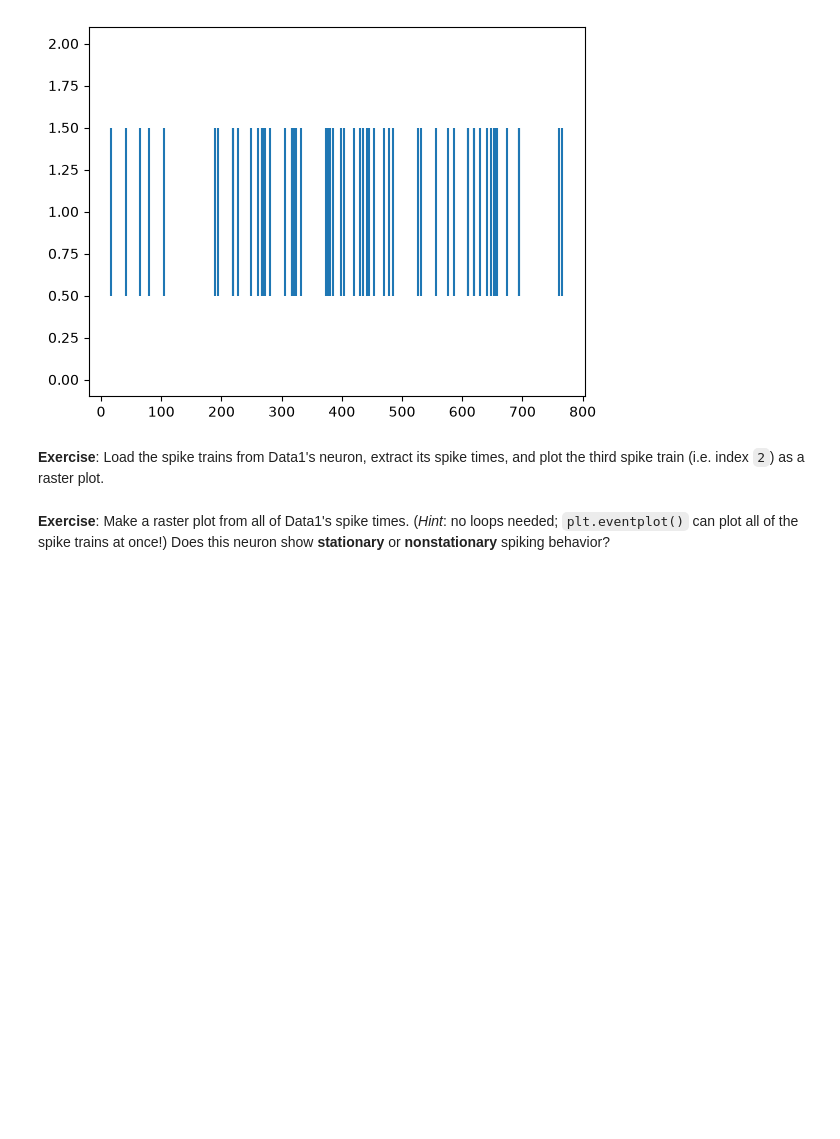
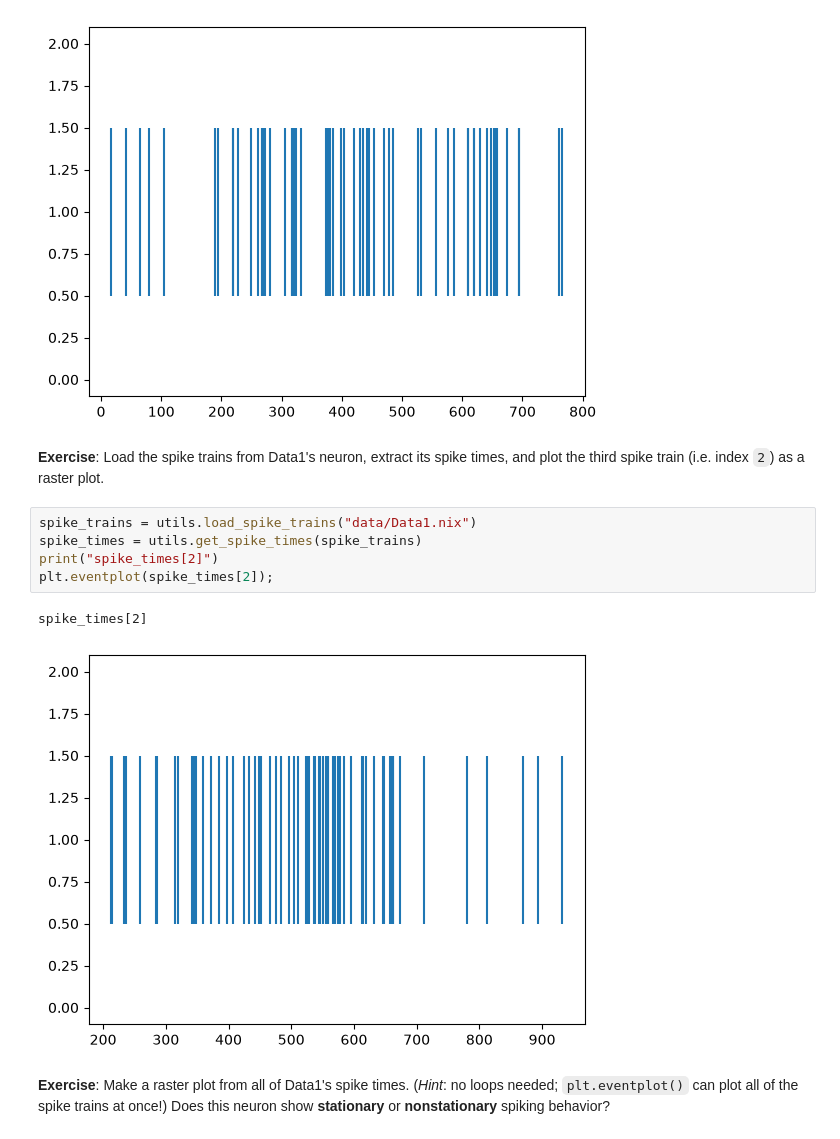
Before and after one commit to neurodidi/ANDA-Day1-Spike-Train-Correlations, a Jupyter notebook: 02_cross_correlations/02_cross_correlations.ipynb, the cells around one changed output. Cells and saved outputs as stored; diff of their text form; blank space fills up the shorter version.

```diff
--- a/02_cross_correlations/02_cross_correlations.ipynb
+++ b/02_cross_correlations/02_cross_correlations.ipynb
@@ -222,5 +222,13 @@ plt.eventplot(spike_times[0]);
 [figure]
 # %% [markdown]
 **Exercise**: Load the spike trains from Data1's neuron, extract its spike times, and plot the third spike train (i.e. index `2`) as a raster plot.
+# %%
+spike_trains = utils.load_spike_trains("data/Data1.nix")
+spike_times = utils.get_spike_times(spike_trains)
+print("spike_times[2]")
+plt.eventplot(spike_times[2]);
+# %% [output]
+spike_times[2]
+[figure, added]
 # %% [markdown]
 **Exercise**: Make a raster plot from all of Data1's spike times. (*Hint*: no loops needed; `plt.eventplot()` can plot all of the spike trains at once!)  Does this neuron show **stationary** or **nonstationary** spiking behavior?
```
Also changed, not shown: parts of 13 cells of this notebook, 5 other files.
